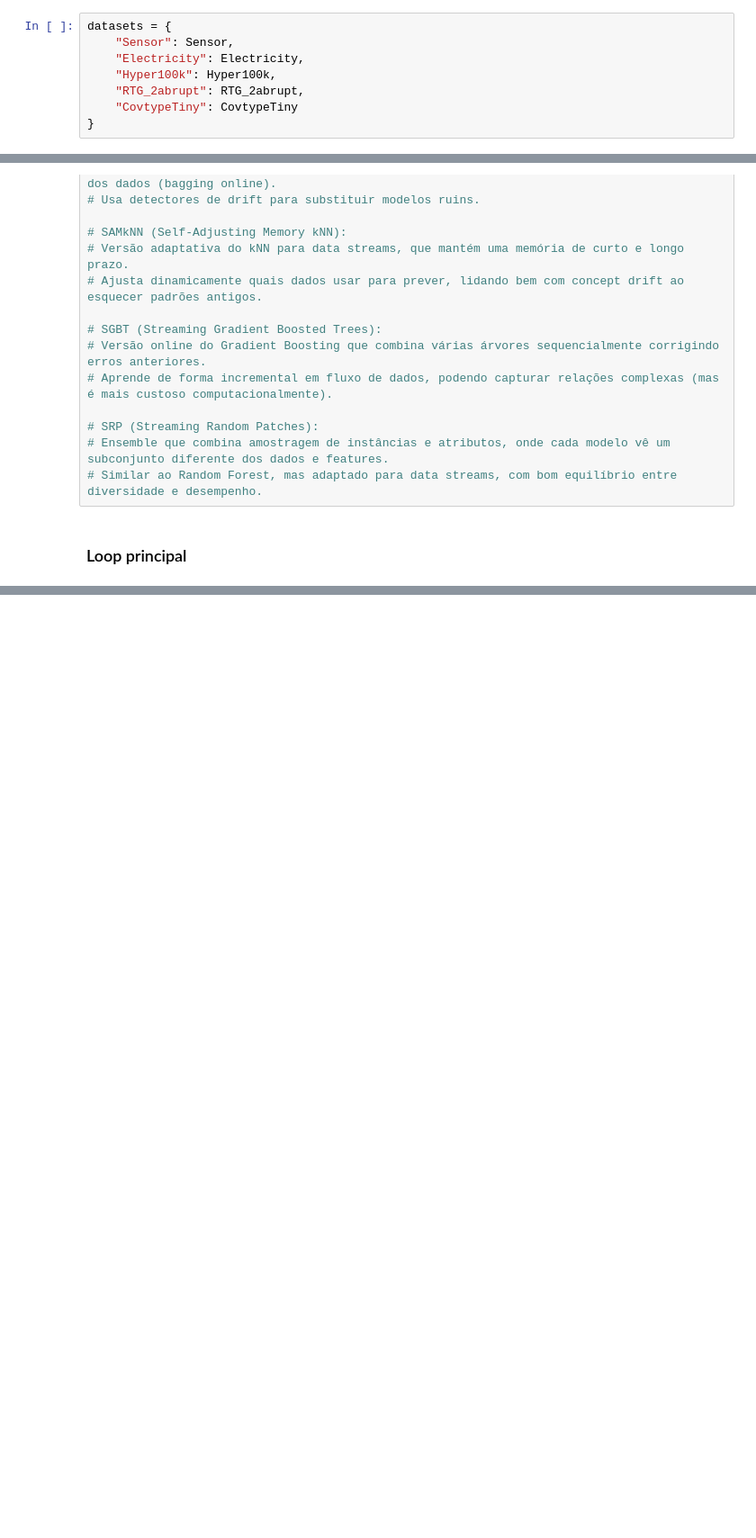
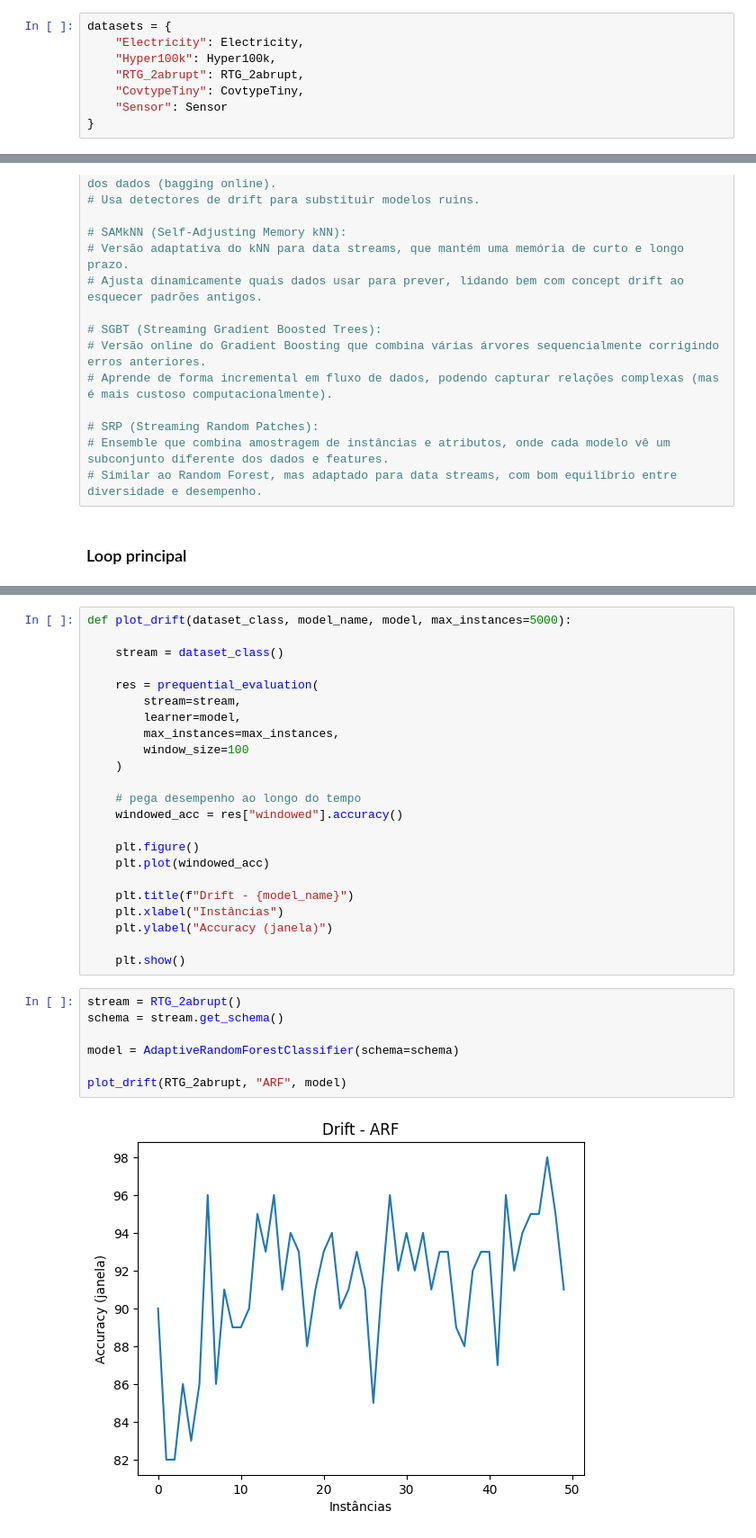
Before and after one commit to iarabertopena/ml-learning-lab, a Jupyter notebook: stream_learning.ipynb, the cells around one changed output, grey strips where cells are left out. Shown at 90% size. Cells and saved outputs as stored; diff of their text form; blank space fills up the shorter version.

```diff
--- a/stream_learning.ipynb
+++ b/stream_learning.ipynb
@@ -97,8 +103,8 @@ array([2.596e+03, 5.100e+01, 3.000e+00, 2.580e+02, 0.000e+00, 5.100e+02,
 # %%
 datasets = {
-    "Sensor": Sensor,
     "Electricity": Electricity,
     "Hyper100k": Hyper100k,
     "RTG_2abrupt": RTG_2abrupt,
-    "CovtypeTiny": CovtypeTiny
+    "CovtypeTiny": CovtypeTiny,
+    "Sensor": Sensor
 }
@@ -215,0 +385,32 @@ def run_experiments():
+# %%
+def plot_drift(dataset_class, model_name, model, max_instances=5000):
+
+    stream = dataset_class()
+
+    res = prequential_evaluation(
+        stream=stream,
+        learner=model,
+        max_instances=max_instances,
+        window_size=100
+    )
+
+    # pega desempenho ao longo do tempo
+    windowed_acc = res["windowed"].accuracy()
+
+    plt.figure()
+    plt.plot(windowed_acc)
+
+    plt.title(f"Drift - {model_name}")
+    plt.xlabel("Instâncias")
+    plt.ylabel("Accuracy (janela)")
+
+    plt.show()
+# %%
+stream = RTG_2abrupt()
+schema = stream.get_schema()
+
+model = AdaptiveRandomForestClassifier(schema=schema)
+
+plot_drift(RTG_2abrupt, "ARF", model)
+# %% [output]
+[figure, added]
```
Also changed, not shown: parts of 21 cells of this notebook.
